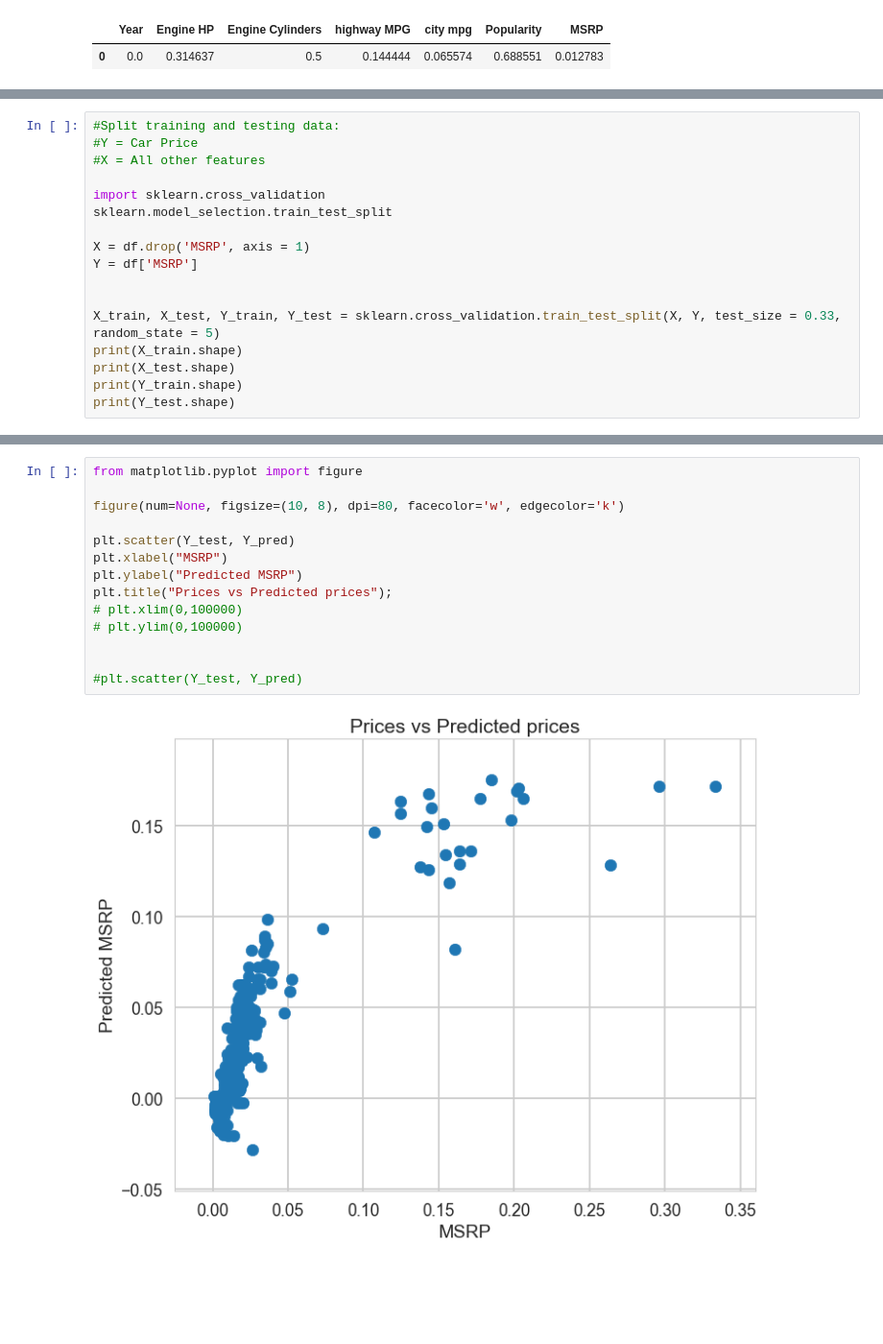
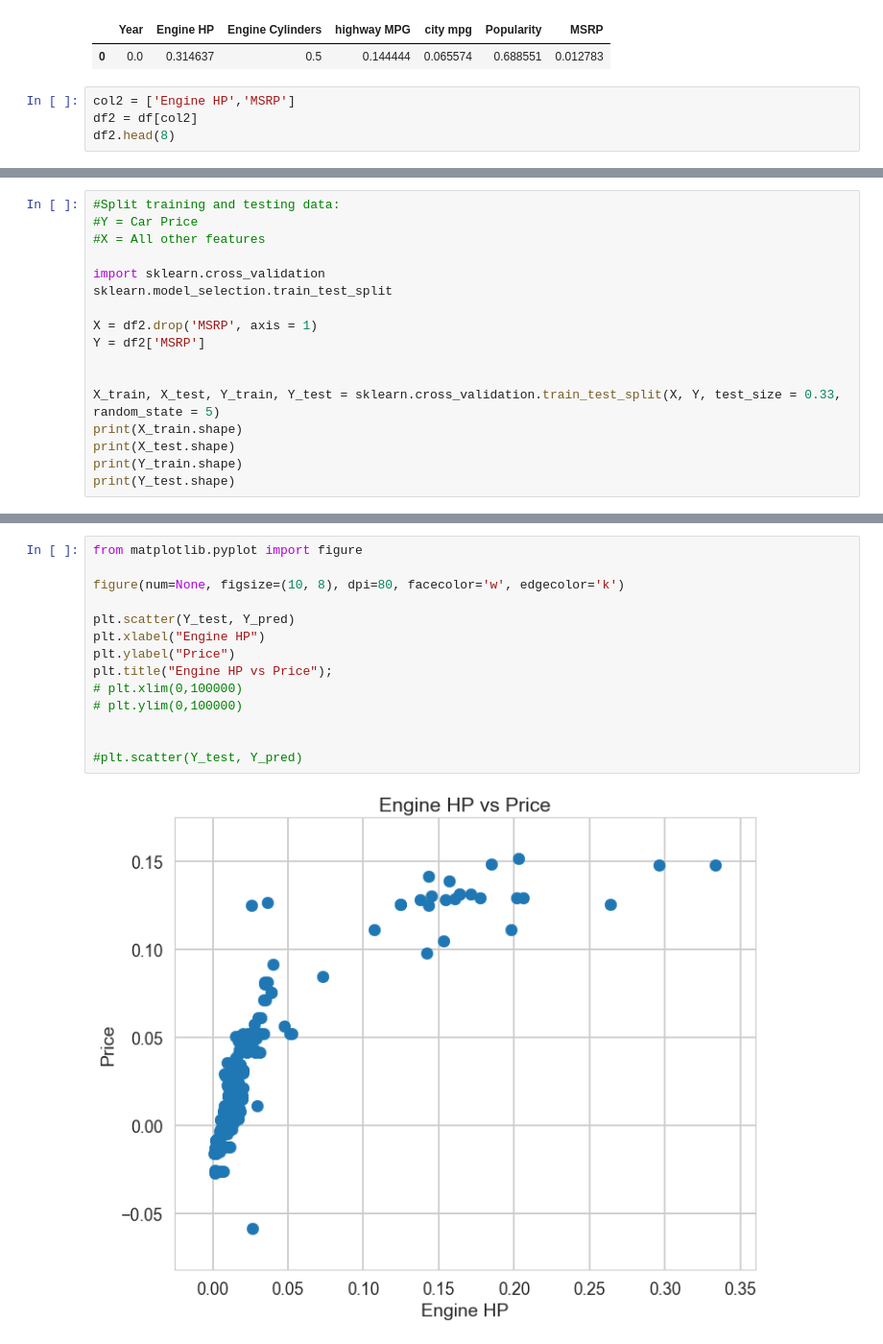
Before and after one commit to pujakb/ML, a Jupyter notebook: LR/LinearRegression.ipynb, the cells around one changed output, grey strips where cells are left out. Shown: that part at 96% size. Cells and saved outputs as stored; diff of their text form; blank space fills up the shorter version.

```diff
--- a/LR/LinearRegression.ipynb
+++ b/LR/LinearRegression.ipynb
@@ -226,3 +226,7 @@ df.head(1)
 # %% [output]
 |  | Year | Engine HP | Engine Cylinders | highway MPG | city mpg | Popularity | MSRP |
 | 0 | 0.0 | 0.314637 | 0.5 | 0.144444 | 0.065574 | 0.688551 | 0.012783 |
+# %%
+col2 = ['Engine HP','MSRP']
+df2 = df[col2]
+df2.head(8)
@@ -234,8 +248,8 @@ df.head(1)
 import sklearn.cross_validation
 sklearn.model_selection.train_test_split
 
-X = df.drop('MSRP', axis = 1)
-Y = df['MSRP']
+X = df2.drop('MSRP', axis = 1)
+Y = df2['MSRP']
 
 
 X_train, X_test, Y_train, Y_test = sklearn.cross_validation.train_test_split(X, Y, test_size = 0.33, random_state = 5)
@@ -283,16 +297,16 @@ print(Y_pred)
 # %%
 from matplotlib.pyplot import figure
 
 figure(num=None, figsize=(10, 8), dpi=80, facecolor='w', edgecolor='k')
 
 plt.scatter(Y_test, Y_pred)
-plt.xlabel("MSRP")
-plt.ylabel("Predicted MSRP")
-plt.title("Prices vs Predicted prices");
+plt.xlabel("Engine HP")
+plt.ylabel("Price")
+plt.title("Engine HP vs Price");
 # plt.xlim(0,100000)
 # plt.ylim(0,100000)
 
 
 #plt.scatter(Y_test, Y_pred)
 # %% [output]
-[figure, old version]
+[figure, new version]
```
Also changed, not shown: parts of 14 cells of this notebook.
